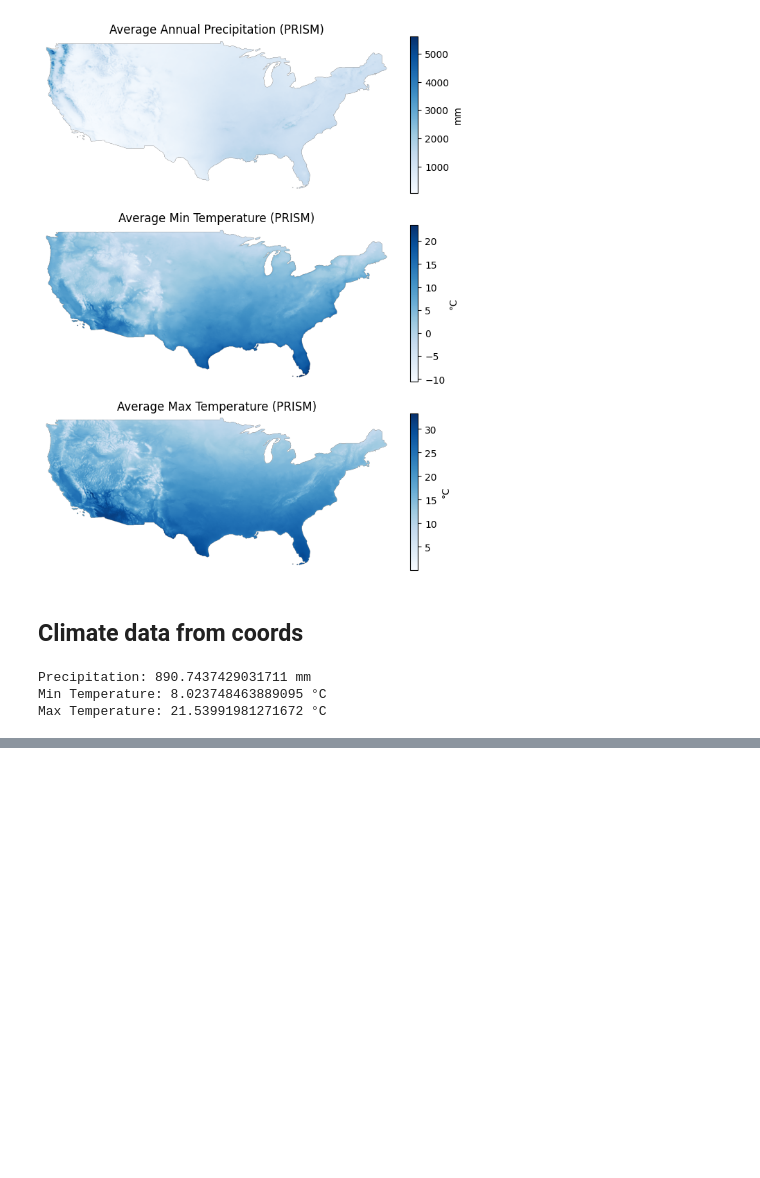
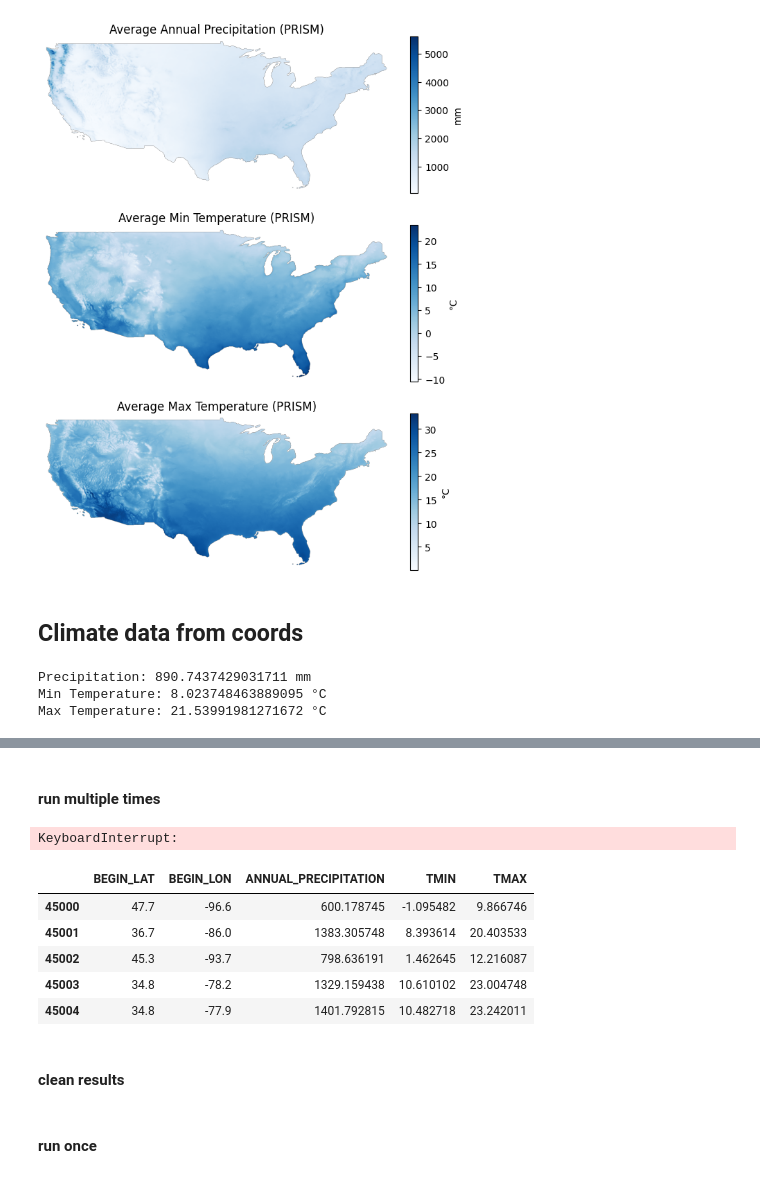
Before and after one commit to mattialodi0/progA3I, a Jupyter notebook: dataset_exploration/climate_exploration.ipynb, the cells around one changed output, grey strips where cells are left out. Drawn from its saved outputs; the diff is of its cells as text; code cells hidden in the pictures; blank space fills up the shorter version.

Commit message:
climate data extension

```diff
--- a/dataset_exploration/climate_exploration.ipynb
+++ b/dataset_exploration/climate_exploration.ipynb
@@ -267,0 +623,45 @@ df.to_csv(data_dir / 'disasters_new_feats' / 'climate.csv', index=False)
+# %% [markdown]
+#### run multiple times
+# %%
+# open the new feat dataset
+loc_df = pd.read_csv(data_dir / 'disasters_new_feats' / 'loc.csv')
+
+# remove all rows with missing lat/lon and with non-nan climate data
+loc_df = loc_df.dropna(subset=['BEGIN_LAT', 'BEGIN_LON'])
+loc_df = loc_df[
+    loc_df['ANNUAL_PRECIPITATION'].isna() &
+    loc_df['TMIN'].isna() &
+    loc_df['TMAX'].isna()
+]
+
+# take only the first 1000 rows
+max = 5000
+loc_df = loc_df.head(max)
+# %%
+# populate the climate features
+with rasterio.open(ppt_dir + "/prism_ppt_us_25m_2020_avg_30y.tif") as ppt_src, \
+    rasterio.open(tmin_dir + "/prism_tmin_us_25m_2020_avg_30y.tif") as tmin_src, \
+    rasterio.open(tmax_dir + "/prism_tmax_us_25m_2020_avg_30y.tif") as tmax_src:
+
+
+    for idx, row in loc_df.iterrows():
+        lat=row['BEGIN_LAT']
+        lon=row['BEGIN_LON']
+
+        loc_df.loc[idx, 'ANNUAL_PRECIPITATION'] = get_precipitation_data(lon=lon,lat=lat,src=ppt_src)
+        loc_df.loc[idx, 'TMIN'] = get_min_temperature_data(lon=lon,lat=lat,src=tmin_src)
+        loc_df.loc[idx, 'TMAX'] = get_max_temperature_data(lon=lon,lat=lat,src=tmax_src)
+
+        if idx % 1000 == 0:
+            print(f"Processed idx {idx} of {max} rows")
+# %% [output]
+KeyboardInterrupt:
+# %%
+loc_df.head()
+# %% [output]
+|  | BEGIN_LAT | BEGIN_LON | ANNUAL_PRECIPITATION | TMIN | TMAX |
+| 45000 | 47.7 | -96.6 | 600.178745 | -1.095482 | 9.866746 |
+| 45001 | 36.7 | -86.0 | 1383.305748 | 8.393614 | 20.403533 |
+| 45002 | 45.3 | -93.7 | 798.636191 | 1.462645 | 12.216087 |
+| 45003 | 34.8 | -78.2 | 1329.159438 | 10.610102 | 23.004748 |
+| 45004 | 34.8 | -77.9 | 1401.792815 | 10.482718 | 23.242011 |
@@ -267,0 +674,2 @@ df.to_csv(data_dir / 'disasters_new_feats' / 'climate.csv', index=False)
+# %% [markdown]
+#### clean results
@@ -267,0 +712,2 @@ df.to_csv(data_dir / 'disasters_new_feats' / 'climate.csv', index=False)
+# %% [markdown]
+#### run once
```
Also changed, not shown: parts of 38 cells of this notebook, 2 other files.
